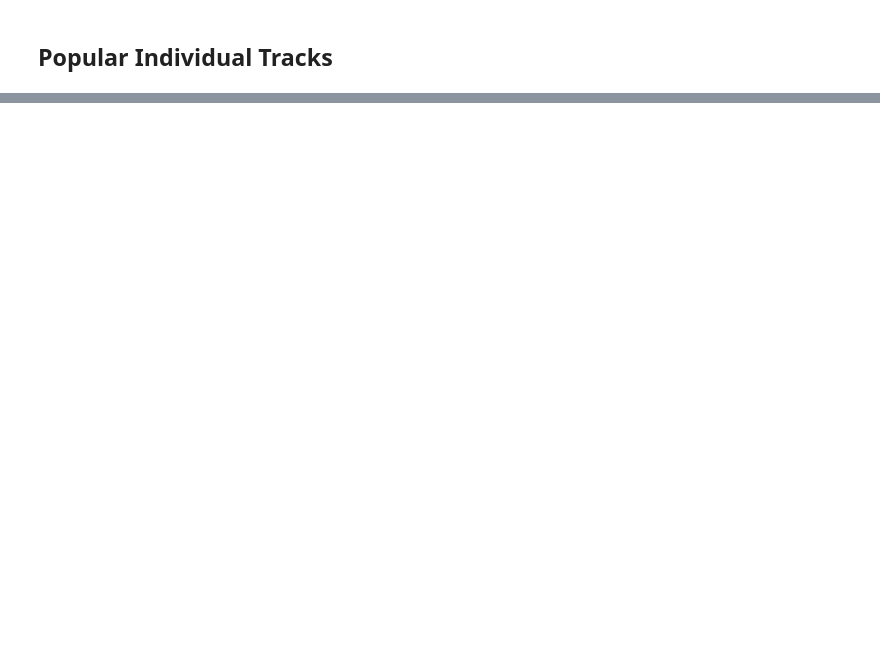
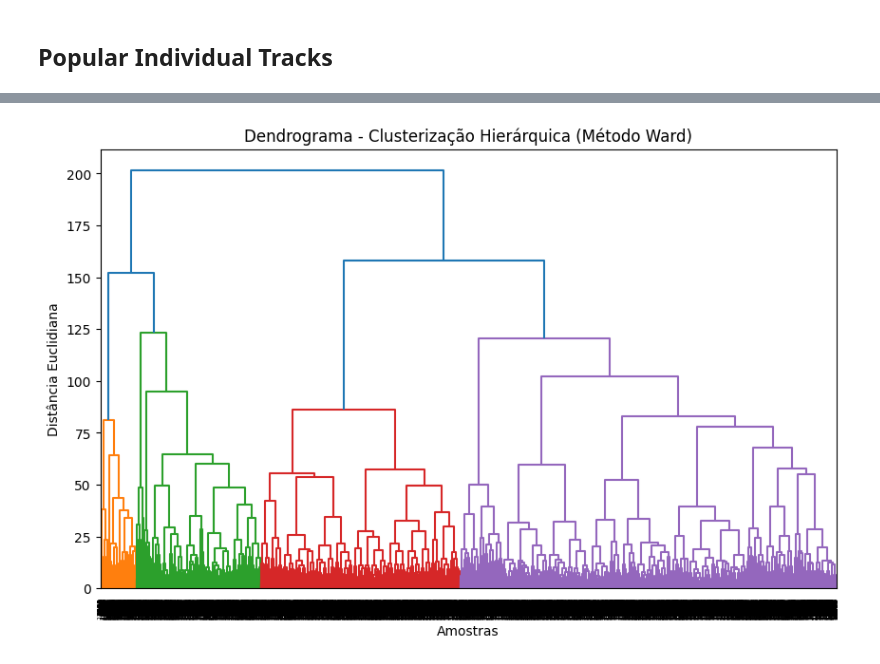
Before and after one commit to Vullkano/BDDA, a Jupyter notebook: notebook/main.ipynb, the cells around one changed output, grey strips where cells are left out. Saved outputs shown, nothing was run; the diff lists cells and outputs as text; code cells hidden in the pictures; blank space fills up the shorter version.

```diff
--- a/notebook/main.ipynb
+++ b/notebook/main.ipynb
@@ -438,0 +404,3 @@ HTTP Error for GET to https://api.spotify.com/v1/audio-features/?ids=59nOXPmaKlB
+# %%
+Artist_tracks = pd.read_csv(data_directory /"tracks_features.csv")
+Artist_tracks
@@ -438,0 +470,5 @@ HTTP Error for GET to https://api.spotify.com/v1/audio-features/?ids=59nOXPmaKlB
+# %%
+Id_we_want = list(Artist_details["artist_id"].unique())
+Artist_tracks = Artist_tracks[Artist_tracks['artist_id'].isin(Id_we_want)]
+Artist_tracks.reset_index(drop=True, inplace=True)
+Artist_tracks
@@ -438,0 +509,10 @@ HTTP Error for GET to https://api.spotify.com/v1/audio-features/?ids=59nOXPmaKlB
+# %%
+features = [ 'explicit', 'danceability', 'energy', 'loudness', 'mode',
+            'speechiness', 'acousticness', 'instrumentalness', 'liveness',
+            'valence', 'tempo', 'duration_ms', 'time_signature', 'is_solo']
+# %%
+# Normalizar as colunas selecionadas
+df_normalized = get_clusters.normalize_dataframe(Artist_tracks, features)
+# Exibir o DataFrame normalizado
+print("DataFrame Normalizado:")
+print(df_normalized)
@@ -438,0 +537,5 @@ HTTP Error for GET to https://api.spotify.com/v1/audio-features/?ids=59nOXPmaKlB
+# %%
+# 1. Exibir dendrograma com o DataFrame normalizado
+get_clusters.plot_dendrogram(df_normalized, features)
+# %% [output]
+[figure, added]
```
Also changed, not shown: parts of 19 cells of this notebook, 4 other files.
